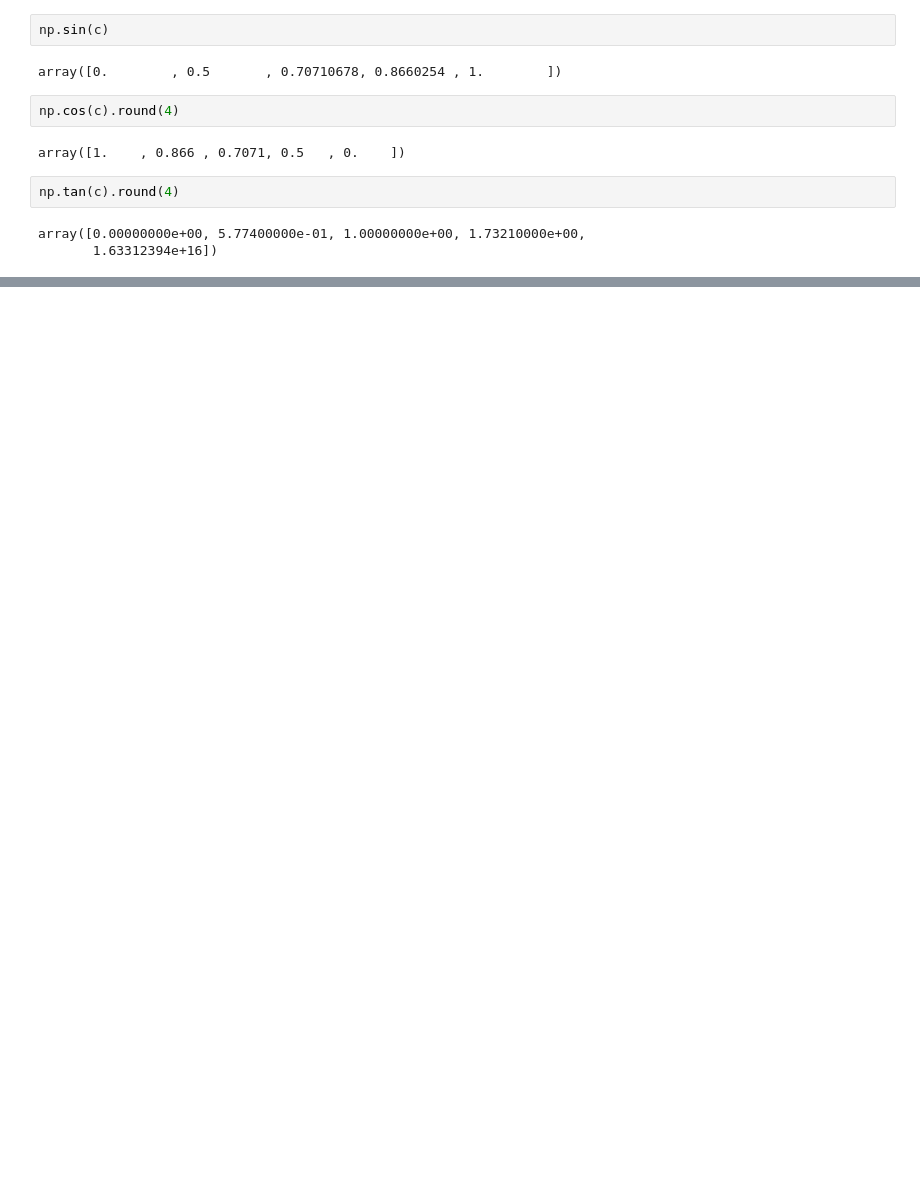
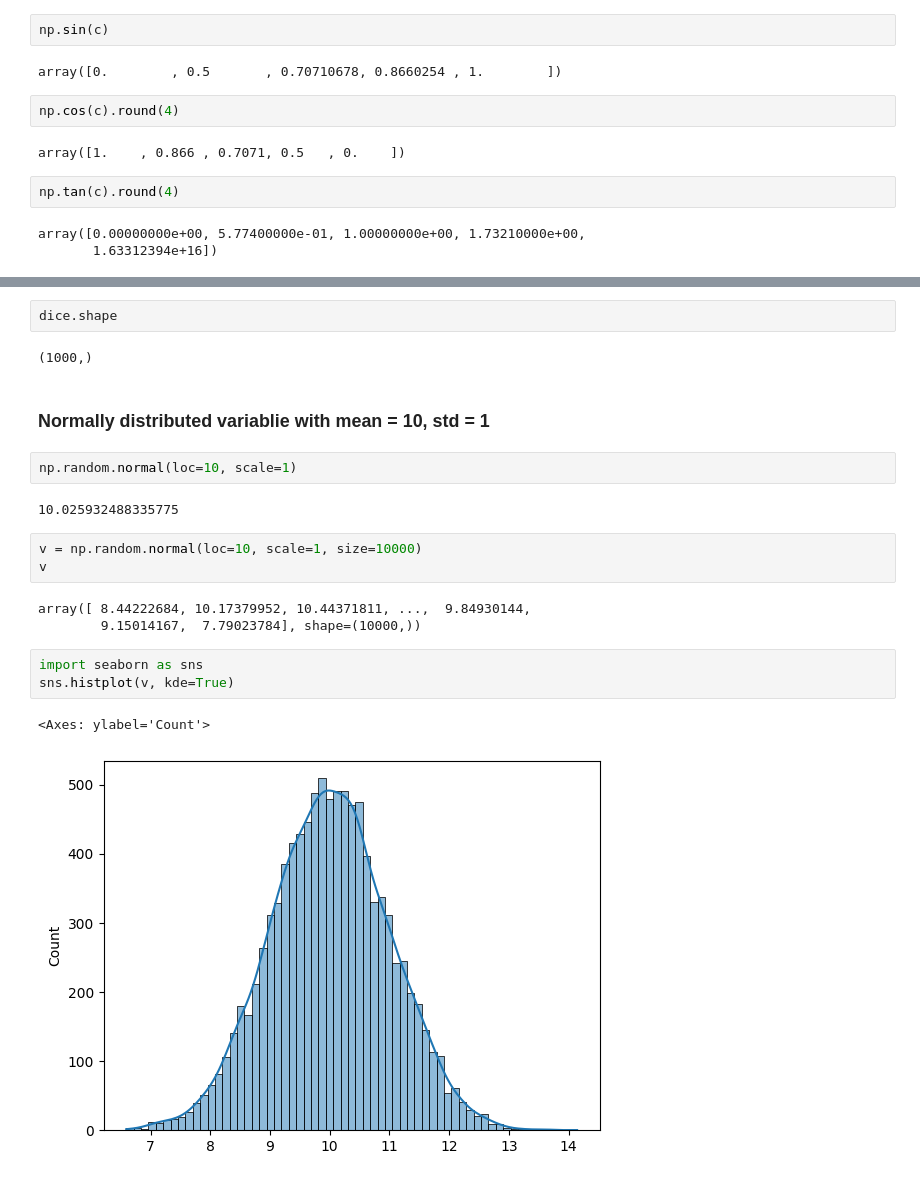
Before and after one commit to anjali14S/advancePython, a Jupyter notebook: 7. NumPy/numpy.ipynb, the cells around one changed output, grey strips where cells are left out. Drawn from its saved outputs; the diff is of its cells as text; blank space fills up the shorter version.

Commit message:
numpy array

```diff
--- a/7. NumPy/numpy.ipynb
+++ b/7. NumPy/numpy.ipynb
@@ -205,0 +342,22 @@ array([0.00000000e+00, 5.77400000e-01, 1.00000000e+00, 1.73210000e+00,
+# %%
+dice.shape
+# %% [output]
+(1000,)
+# %% [markdown]
+### Normally distributed variablie with mean = 10, std = 1
+# %%
+np.random.normal(loc=10, scale=1)
+# %% [output]
+10.025932488335775
+# %%
+v = np.random.normal(loc=10, scale=1, size=10000)
+v
+# %% [output]
+array([ 8.44222684, 10.17379952, 10.44371811, ...,  9.84930144,
+        9.15014167,  7.79023784], shape=(10000,))
+# %%
+import seaborn as sns
+sns.histplot(v, kde=True)
+# %% [output]
+<Axes: ylabel='Count'>
+[figure, added]
```
Also changed, not shown: parts of 18 cells of this notebook.
